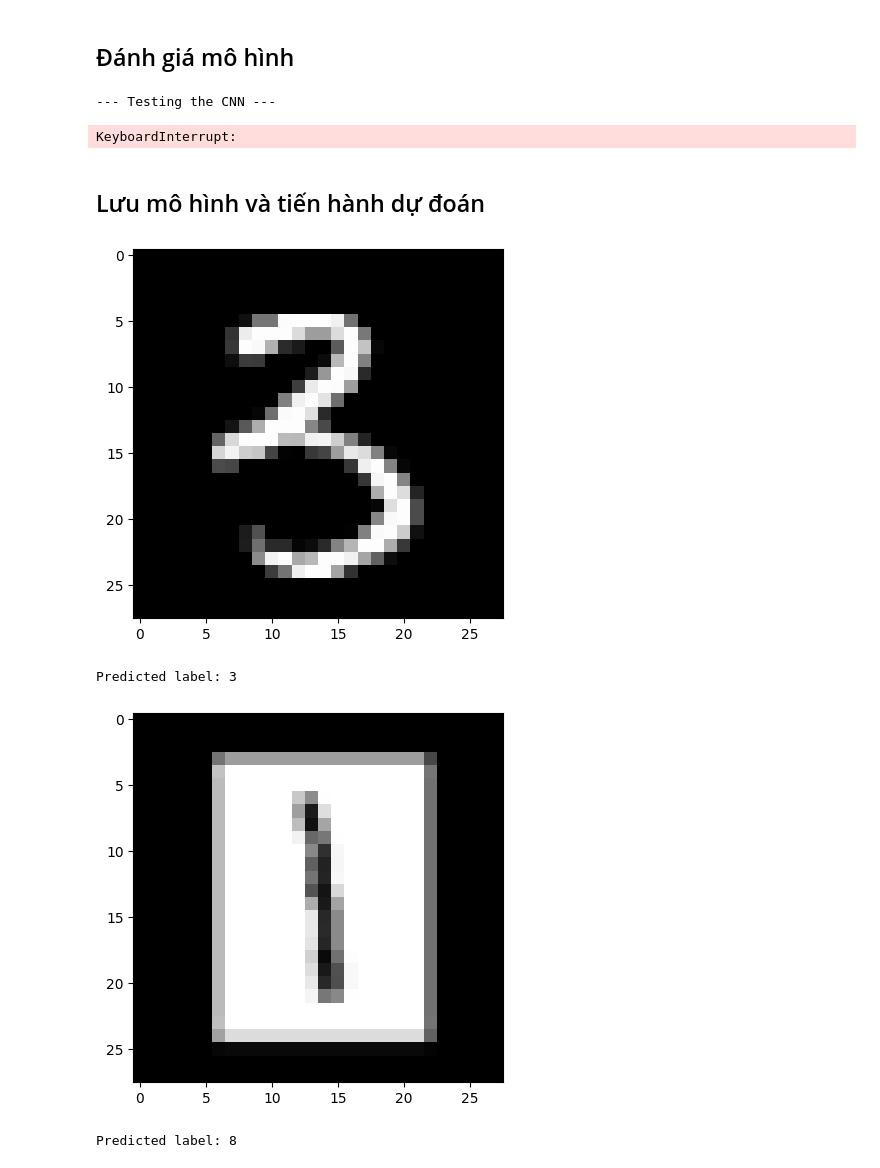
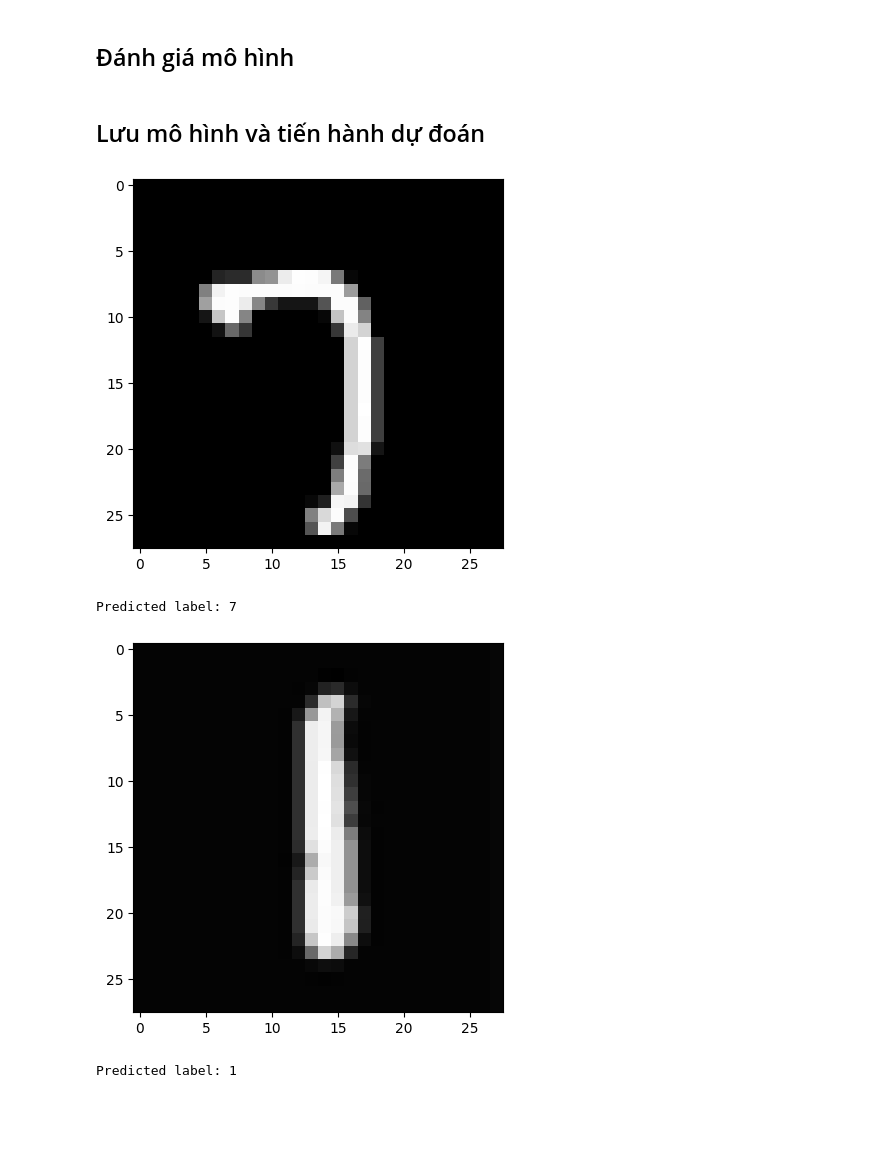
Before and after one commit to NTA12345/handwriting_recognized_with_cnn, a Jupyter notebook: handwriting_reg_with_cnn_v01.ipynb, the cells around one changed output. Saved outputs shown, nothing was run; the diff lists cells and outputs as text; code cells hidden in the pictures; blank space fills up the shorter version.

Commit message:
Update new image for test & update new GUI for model

```diff
--- a/handwriting_reg_with_cnn_v01.ipynb
+++ b/handwriting_reg_with_cnn_v01.ipynb
@@ -384,20 +367,17 @@ for epoch in range(1):
 # %% [markdown]
 ## Đánh giá mô hình
 # %%
-print('--- Testing the CNN ---')
-loss = 0
-num_correct = 0
-for im, label in zip(X_test, y_test):
-    _, l, acc = forward(im, label)
-    loss += l
-    num_correct += acc
-
-num_tests = len(X_test)
-print('Test Loss:', loss / num_tests)
-print('Test Accuracy:', num_correct / num_tests)
+# print('--- Testing the CNN ---')
+# loss = 0
+# num_correct = 0
+# for im, label in zip(X_test, y_test):
+#     _, l, acc = forward(im, label)
+#     loss += l
+#     num_correct += acc
+#
+# num_tests = len(X_test)
+# print('Test Loss:', loss / num_tests)
+# print('Test Accuracy:', num_correct / num_tests)
-# %% [output]
---- Testing the CNN ---
-KeyboardInterrupt:
 # %% [markdown]
 ## Lưu mô hình và tiến hành dự đoán
 # %%
@@ -435,7 +415,7 @@ def predict(image):
 
 
 # Chọn một hình ảnh từ tập dữ liệu kiểm tra
-image_index = 5000  # bạn có thể thay đổi chỉ số này để xem hình ảnh khác
+image_index = 2700  # bạn có thể thay đổi chỉ số này để xem hình ảnh khác
 image = X_test[image_index]
 
 # In ra hình ảnh
@@ -446,8 +426,8 @@ plt.show()
 predicted_label = predict(image)
 print("Predicted label:", predicted_label)
 # %% [output]
-[figure, old version]
+[figure, new version]
-Predicted label: 3
+Predicted label: 7
 # %%
 import matplotlib.pyplot as plt
 from PIL import Image, ImageOps
@@ -463,33 +443,33 @@ def convert_to_binary(file_path):
 def predict(image):
     '''
     Dự đoán nhãn cho một hình ảnh mới.
     - image là một mảng numpy 2d.
     '''
     out, _, _ = forward(image, 0)  # Sử dụng nhãn 0 vì nhãn không quan trọng trong quá trình dự đoán
     return np.argmax(out)  # Trả về nhãn có xác suất cao nhất
 
 
 def load_image(file_path):
     # Open the image file
     with Image.open(file_path) as img:
         # Convert the image to grayscale
         img = img.convert('L')
         # Invert the colors (black becomes white and vice versa)
         img = ImageOps.invert(img)
         # Resize the image to 28x28
         img = img.resize((28, 28))
         # Convert the image data to a numpy array and return
         return np.array(img)
 
 # Load the image
-image_path = 'data/save_images/image_29.png'
+image_path = 'data/model_1/test_16.png'
 image = load_image(image_path)
 # In ra hình ảnh
 plt.imshow(image, cmap='gray')
 plt.show()
 # Now you can pass this image to your predict function
 predicted_label = predict(image)
 print("Predicted label:", predicted_label)
 # %% [output]
-[figure, old version]
+[figure, new version]
-Predicted label: 8
+Predicted label: 1
```
Also changed, not shown: parts of 4 cells of this notebook, 39 other files.
